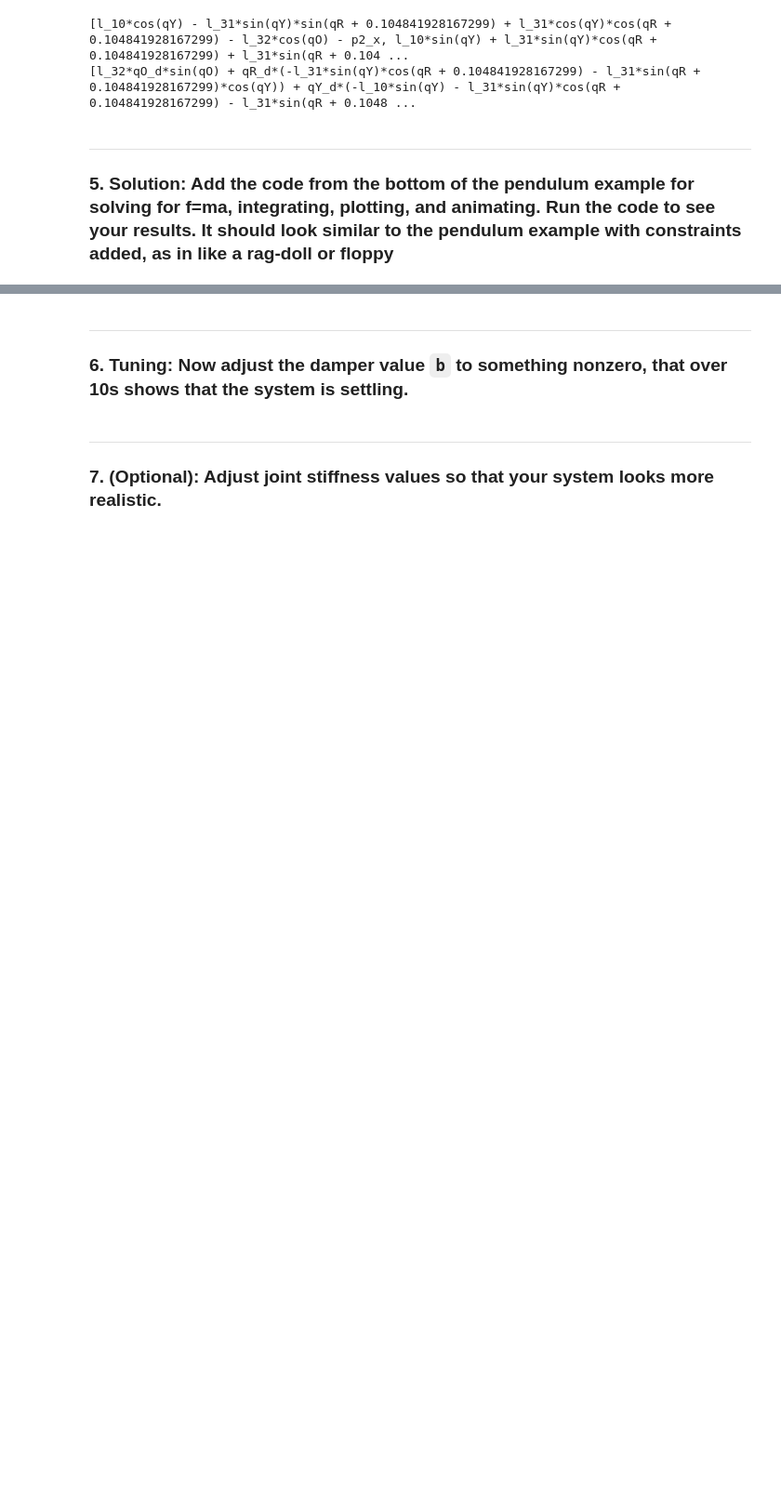
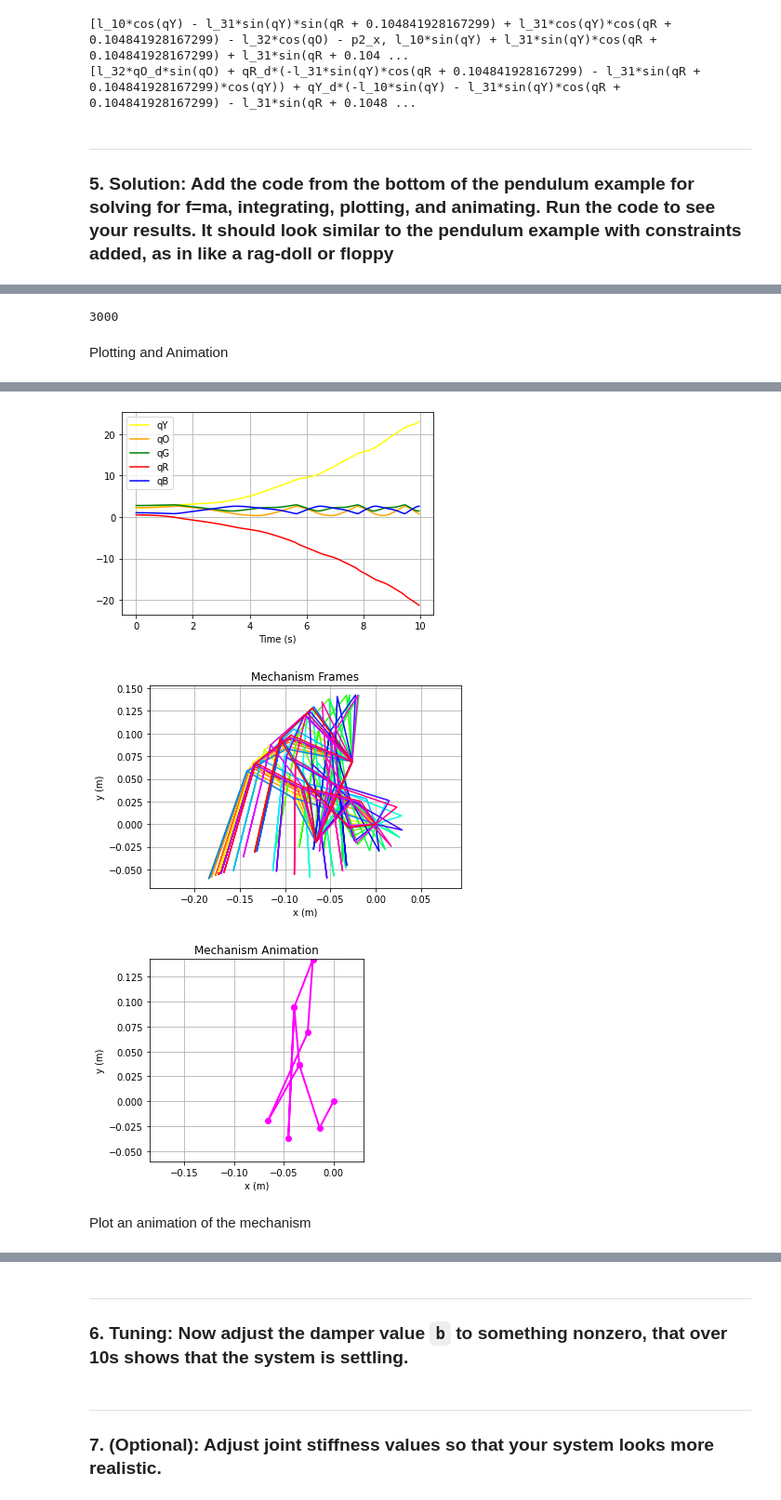
Before and after one commit to arnoldjames98/arnoldjames98.github.io, a Jupyter notebook: systemDynamics.ipynb, the cells around one changed output, grey strips where cells are left out. Shown: that part at 93% size. Cells and saved outputs as stored; diff of their text form; code cells hidden in the pictures; blank space fills up the shorter version.

Commit message:
Animation added to system dynamics

```diff
--- a/systemDynamics.ipynb
+++ b/systemDynamics.ipynb
@@ -451,0 +483,4 @@ print(eq_d)
+# %%
+f,ma = system.getdynamics()
+#Solving for Acceleration
+func1,lambda1 = system.state_space_post_invert(f,ma,eq_dd,return_lambda = True)
@@ -451,0 +495,11 @@ print(eq_d)
+# %%
+#insert code here, some code copied and pasted from pendulum example
+tol = 1e-12
+tinitial = 0
+tfinal = 10
+fps = 30
+tstep = 1/fps
+t = numpy.r_[tinitial:tfinal:tstep]
+states=pynamics.integration.integrate(func1,ini0,t,rtol=tol,atol=tol, args=({'constants':system.constant_values},))
+#Not finished, getting error that matrix is singular
+#TODO
@@ -451,0 +514,34 @@ print(eq_d)
+# %%
+states.size
+# %% [output]
+3000
+# %% [markdown]
+Plotting and Animation
+# %%
+plt.figure()
+from cycler import cycler
+plt.rc('axes', prop_cycle=(cycler('color', ['yellow', 'orange', 'g', 'r', 'b']) +
+                           cycler('linestyle', ['-', '-', '-', '-', '-'])))
+plt.grid()
+plt.xlabel("Time (s)")
+artists = plt.plot(t,states[:,:5])
+
+plt.legend(artists,['qY','qO','qG','qR','qB'])
+
+# Make the colors make cycle through a large variety to show each frame
+plt.rc('axes', prop_cycle=(plt.cycler('color', plt.cm.hsv(numpy.linspace(0, 1, fps)))))
+points_output = PointsOutput(points,system)
+y = points_output.calc(states)
+points_output.plot_time(tfinal)
+plt.title('Mechanism Frames')
+plt.xlabel('x (m)')
+plt.ylabel('y (m)')
+plt.grid()
+
+# Plots final frame of Animation and created object that is used for animation
+points_output.animate(fps = fps,movie_name = 'render.mp4',lw=2,marker='o',color=(1,0,1,1),linestyle='-') #produces animation using matplotlib
+plt.title('Mechanism Animation')
+plt.xlabel('x (m)')
+plt.ylabel('y (m)')
+plt.grid()
+# %% [output]
@@ -451,0 +550,5 @@ print(eq_d)
+[figure, added]
+[figure, added]
+[figure, added]
+# %% [markdown]
+Plot an animation of the mechanism
```
Also changed, not shown: parts of 34 cells of this notebook.
